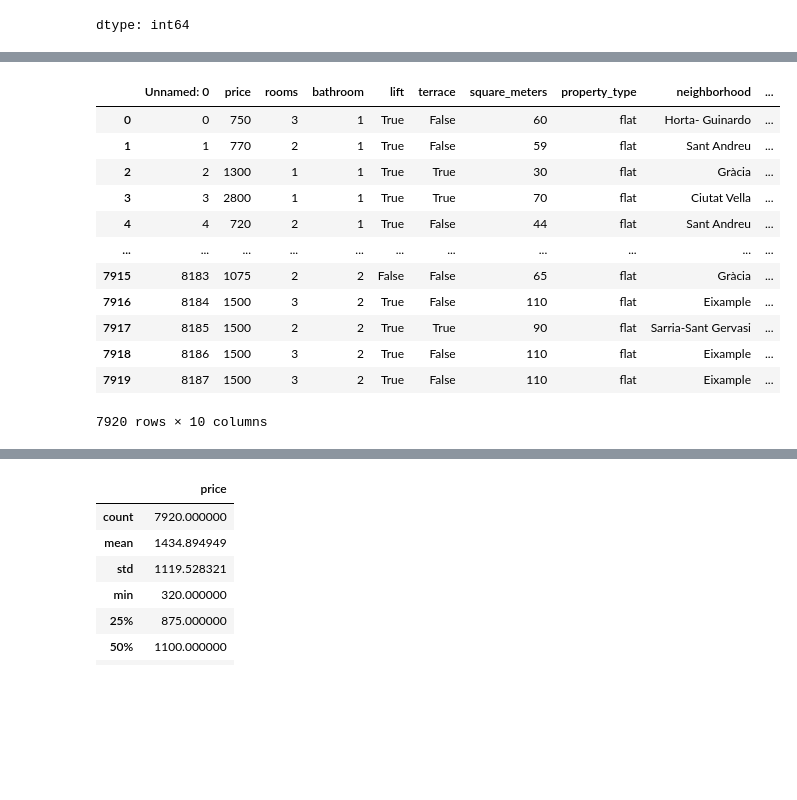
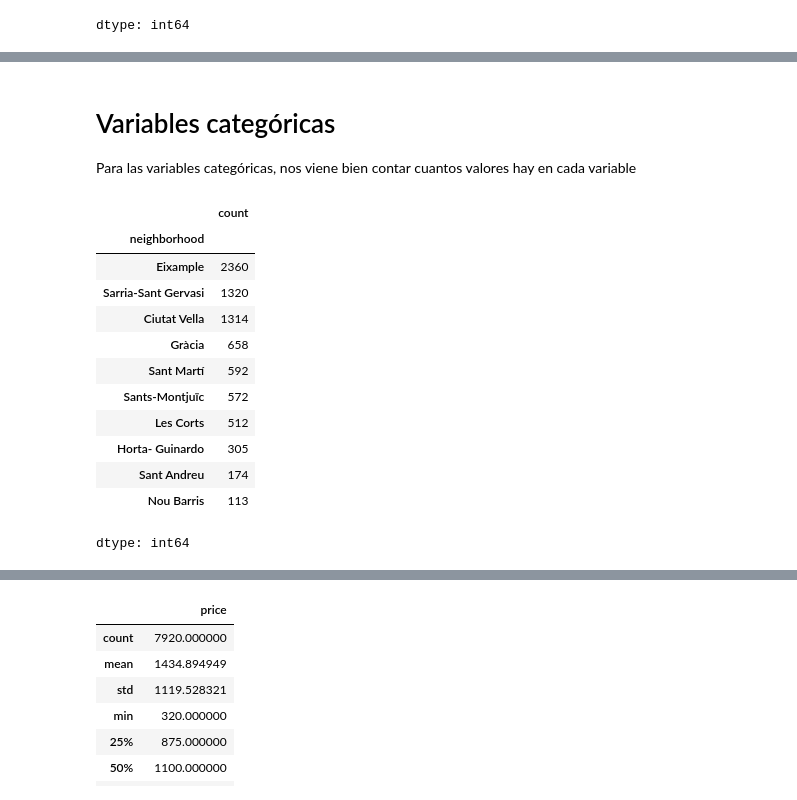
Before and after one commit to arantafall/housing_BCN, a Jupyter notebook: analisis_data.ipynb, the cells around one changed output, grey strips where cells are left out. Saved outputs shown, nothing was run; the diff lists cells and outputs as text; code cells hidden in the pictures; blank space fills up the shorter version.

```diff
--- a/analisis_data.ipynb
+++ b/analisis_data.ipynb
@@ -138,16 +213,19 @@ data.reset_index(drop=True, inplace=True)
+# %% [markdown]
+# Variables categóricas
+Para las variables categóricas, nos viene bien contar cuantos valores hay en cada variable
 # %%
-data
+data[''].value_counts()
 # %% [output]
-|  | Unnamed: 0 | price | rooms | bathroom | lift | terrace | square_meters | property_type | neighborhood | ... |
-| 0 | 0 | 750 | 3 | 1 | True | False | 60 | flat | Horta- Guinardo | ... |
-| 1 | 1 | 770 | 2 | 1 | True | False | 59 | flat | Sant Andreu | ... |
-| 2 | 2 | 1300 | 1 | 1 | True | True | 30 | flat | Gràcia | ... |
-| 3 | 3 | 2800 | 1 | 1 | True | True | 70 | flat | Ciutat Vella | ... |
-| 4 | 4 | 720 | 2 | 1 | True | False | 44 | flat | Sant Andreu | ... |
-| ... | ... | ... | ... | ... | ... | ... | ... | ... | ... | ... |
-| 7915 | 8183 | 1075 | 2 | 2 | False | False | 65 | flat | Gràcia | ... |
-| 7916 | 8184 | 1500 | 3 | 2 | True | False | 110 | flat | Eixample | ... |
-| 7917 | 8185 | 1500 | 2 | 2 | True | True | 90 | flat | Sarria-Sant Gervasi | ... |
-| 7918 | 8186 | 1500 | 3 | 2 | True | False | 110 | flat | Eixample | ... |
-| 7919 | 8187 | 1500 | 3 | 2 | True | False | 110 | flat | Eixample | ... |
+|  | count |
+| neighborhood |  |
+| Eixample | 2360 |
+| Sarria-Sant Gervasi | 1320 |
+| Ciutat Vella | 1314 |
+| Gràcia | 658 |
+| Sant Martí | 592 |
+| Sants-Montjuïc | 572 |
+| Les Corts | 512 |
+| Horta- Guinardo | 305 |
+| Sant Andreu | 174 |
+| Nou Barris | 113 |
-7920 rows × 10 columns
+dtype: int64
```
Also changed, not shown: parts of 35 cells of this notebook.
